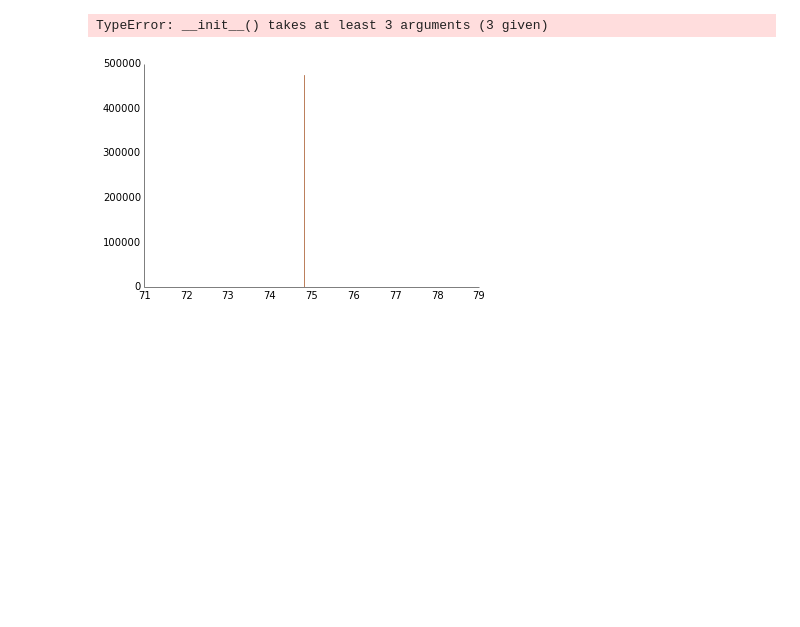
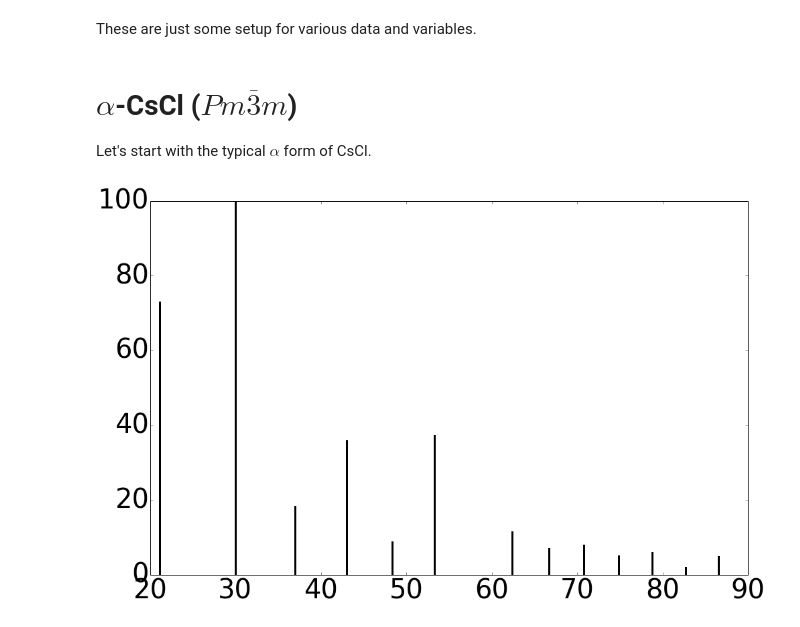
Before and after one commit to materialsvirtuallab/nano106, a Jupyter notebook: lectures/lecture_13_xrd/XRD CsCl.ipynb, the cells around one changed output. Cells and saved outputs as stored; diff of their text form; code cells hidden in the pictures; blank space fills up the shorter version.

```diff
--- a/lectures/lecture_13_xrd/XRD CsCl.ipynb
+++ b/lectures/lecture_13_xrd/XRD CsCl.ipynb
@@ -29,0 +16,2 @@ CuKa = 0.1542 * 10 # Angstrom
+# %% [markdown]
+These are just some setup for various data and variables.
@@ -30,66 +86,12 @@ CuKa = 0.1542 * 10 # Angstrom
+# %% [markdown]
+# $\alpha$-CsCl ($Pm\overline{3}m$)
+
+Let's start with the typical $\alpha$ form of CsCl.
 # %%
 # Create CsCl structure
 a = 4.209 #Angstrom
 latt = Lattice.cubic(a)
 structure = Structure(latt, ["Cs", "Cl"], [[0, 0, 0], [0.5, 0.5, 0.5]])
-
-# Obtain reciprocal lattice and points within limiting sphere
-recip_latt = latt.reciprocal_lattice_crystallographic
-recip_pts = recip_latt.get_points_in_sphere([[0, 0, 0]], [0, 0, 0], 2 / CuKa)
+plot_xrd(structure)
+# %% [output]
+[figure, added]
-# %%
-intensities = {}
-for hkl, g_hkl, ind in recip_pts:
-    if g_hkl != 0:
-        theta = math.asin(CuKa / (2 / g_hkl))
-        s = g_hkl / 2
-        s_2 = s ** 2
-        F_hkl = 0
-        for site in structure:
-            el = site.specie.symbol
-            d = data[el]
-            fs = d[0] - 41.78214 * s_2 * sum([d[2 * i + 1] * math.exp(-d[2 * i + 2] * s_2) for i in xrange(4)])
-            #if el in debye_waller_factors:
-            #    fs = fs * math.exp(- debye_waller_factors[el] * s_2)
-            F_hkl += fs * cmath.exp(2j * math.pi * np.dot(hkl, site.frac_coords))
-
-        #Multiplicity
-        h, k, l = hkl
-        if h == 0 and k == 0:
-            m = 6
-        elif h == k and k == l:
-            m = 8
-        elif h == 0 and k == l:
-            m = 12
-        elif h == 0:
-            m = 24
-        elif h == k:
-            m = 24
-        else:
-            m = 48
-
-        I_hkl = (F_hkl * F_hkl.conjugate()).real #* m
-
-        lorentz_factor = (1 + math.cos(2 * theta) ** 2) / (math.sin(theta) ** 2 * math.cos(theta))
-
-        intensities[2 * theta / math.pi * 180] = [I_hkl * lorentz_factor, hkl]
-
-cleaned_intensities = {}
-prev = 0
-for k in sorted(intensities.keys()):
-    if abs(k - prev) < 1e-8:
-        cleaned_intensities[prev][0] += intensities[k][0]
-    else:
-        cleaned_intensities[k] = intensities[k]
-        prev = k
-
-max_intensity = 1 # max(cleaned_intensities.values())
-colors = brewer2mpl.get_map('Set1', 'qualitative', 7).mpl_colors
-fig, ax = plt.subplots(1)
-for k, v in cleaned_intensities.items():
-    ppl.plot([k, k], [0, v[0] / max_intensity * 100], color=colors[6])
-    plt.annotate(str(v[1]), xy=xytext=[k, v[0]])
-plt = get_publication_quality_plot(12, 8, plt)
-plt.legend()
-# %% [output]
-TypeError: __init__() takes at least 3 arguments (3 given)
-[figure, removed]
```
Also changed, not shown: parts of 10 cells of this notebook, 2 other files.
